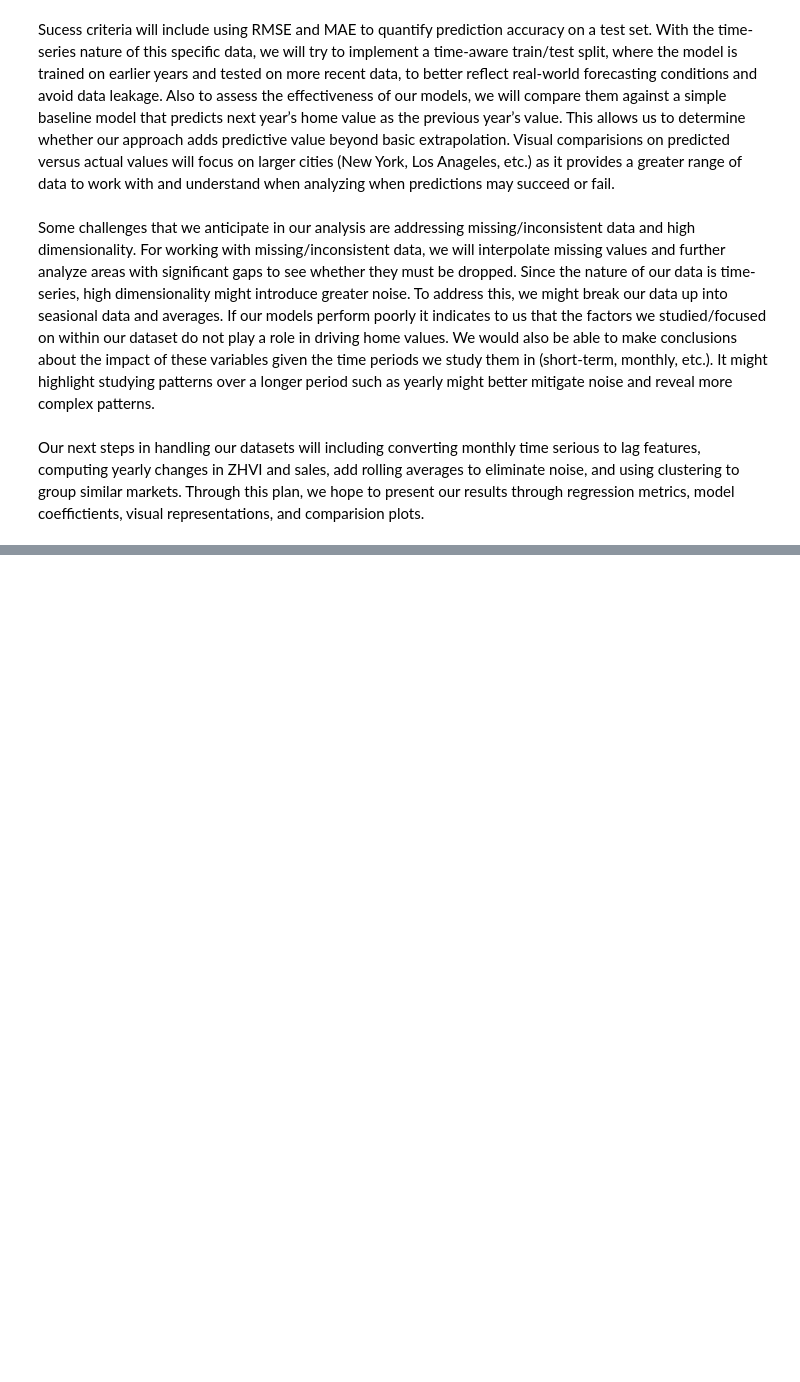
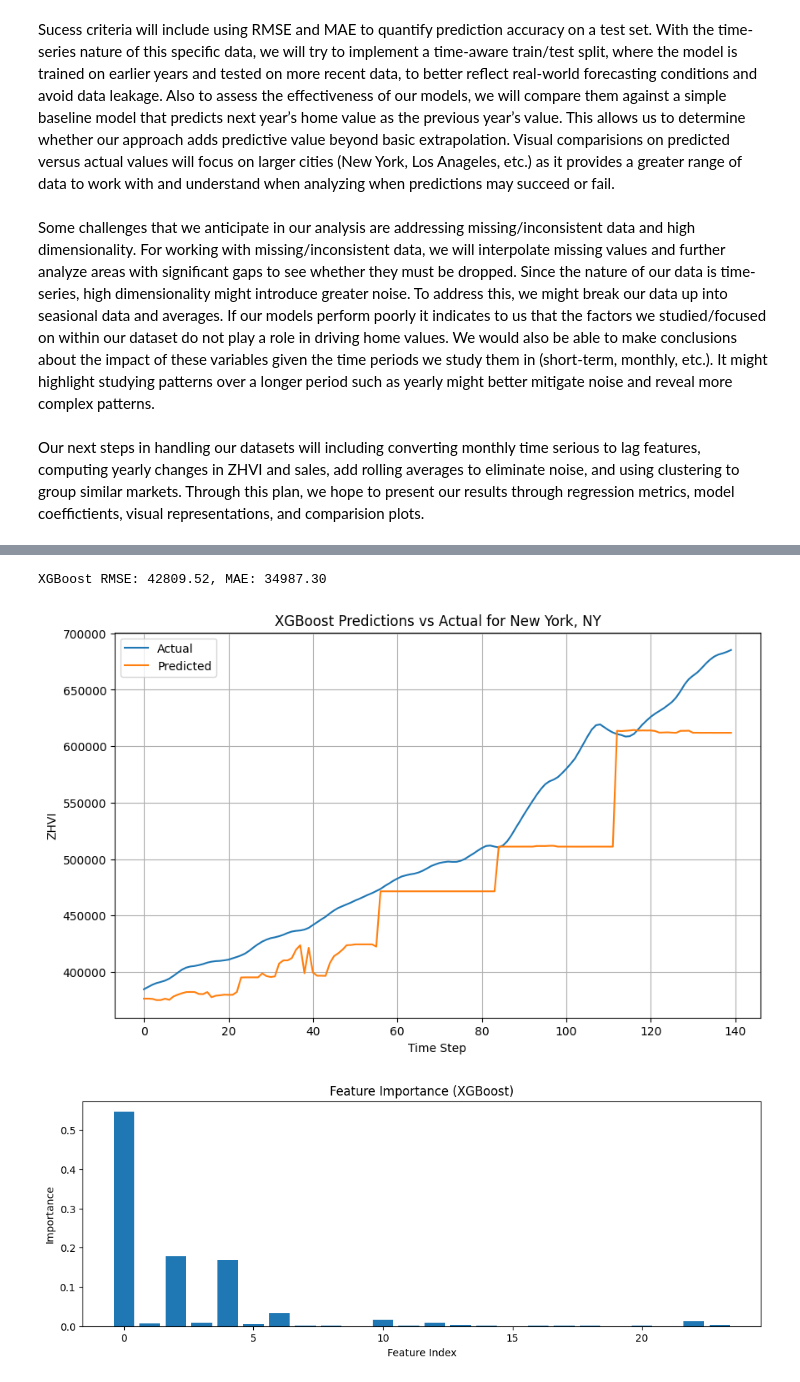
Before and after one commit to vaneeshagupta/ds3001-sp25-project, a Jupyter notebook: DS3001_01_Project_Wrangling_EDA.ipynb, the cells around one changed output, grey strips where cells are left out. Saved outputs shown, nothing was run; the diff lists cells and outputs as text; code cells hidden in the pictures; blank space fills up the shorter version.

```diff
--- a/DS3001_01_Project_Wrangling_EDA.ipynb
+++ b/DS3001_01_Project_Wrangling_EDA.ipynb
@@ -256,20 +304,36 @@ print(f"Baseline RMSE: {y_base_rmse:.2f}, MAE: {y_base_mae:.2f}")
 # %%
-# Plot predicted vs actual
+# --- Gradient Boosting (XGBoost) ---
+y_true_xgb, y_pred_xgb = [], []
+xgb_model = xgb.XGBRegressor(n_estimators=100, learning_rate=0.1, max_depth=5, random_state=42)
+for train_idx, test_idx in tscv.split(X):
+    X_train, X_test = X.iloc[train_idx], X.iloc[test_idx]
+    y_train, y_test = y.iloc[train_idx], y.iloc[test_idx]
+    xgb_model.fit(X_train, y_train)
+    y_pred = xgb_model.predict(X_test)
+    y_true_xgb.extend(y_test)
+    y_pred_xgb.extend(y_pred)
+
+rmse_xgb = sqrt(mean_squared_error(y_true_xgb, y_pred_xgb))
+mae_xgb = mean_absolute_error(y_true_xgb, y_pred_xgb)
+print(f"XGBoost RMSE: {rmse_xgb:.2f}, MAE: {mae_xgb:.2f}")
+
 plt.figure(figsize=(10, 6))
-plt.plot(range(len(y_true_all)), y_true_all, label='Actual')
-plt.plot(range(len(y_pred_all)), y_pred_all, label='Predicted')
-plt.title(f"Predicted vs Actual ZHVI for {metro}")
+plt.plot(range(len(y_true_xgb)), y_true_xgb, label='Actual')
+plt.plot(range(len(y_pred_xgb)), y_pred_xgb, label='Predicted')
+plt.title(f"XGBoost Predictions vs Actual for {metro}")
 plt.xlabel("Time Step")
 plt.ylabel("ZHVI")
 plt.legend()
 plt.grid(True)
 plt.show()
 
-# Feature importance from LASSO
-importance = np.abs(lasso.coef_)
 plt.figure(figsize=(12, 4))
-plt.bar(range(len(importance)), importance)
-plt.title("Feature Importance (LASSO Coefficients)")
+plt.bar(range(len(xgb_model.feature_importances_)), xgb_model.feature_importances_)
+plt.title("Feature Importance (XGBoost)")
 plt.xlabel("Feature Index")
-plt.ylabel("Absolute Coefficient")
+plt.ylabel("Importance")
 plt.show()
+# %% [output]
+XGBoost RMSE: 42809.52, MAE: 34987.30
+[figure, added]
+[figure, added]
```
Also changed, not shown: parts of 16 cells of this notebook, 1 other file.
